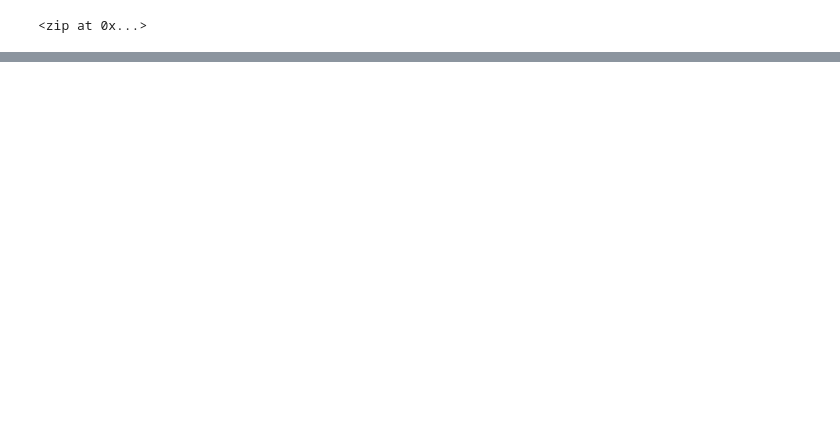
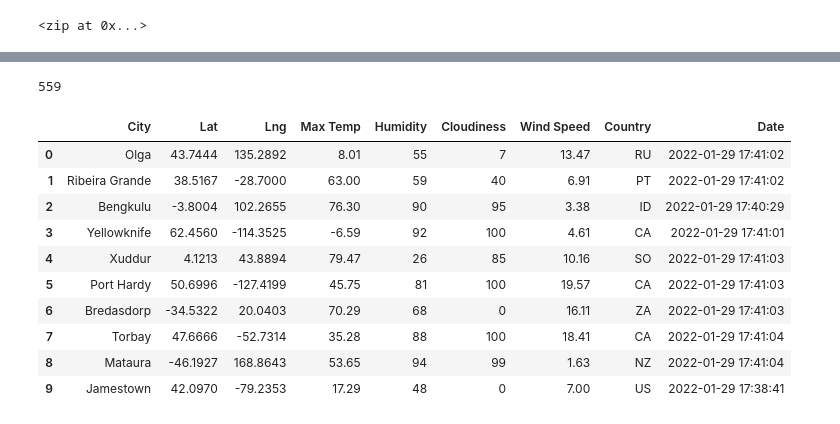
Before and after one commit to thre3firstnames/World_Weather_Analysis, a Jupyter notebook: WeatherPy.ipynb, the cells around one changed output, grey strips where cells are left out. Saved outputs shown, nothing was run; the diff lists cells and outputs as text; code cells hidden in the pictures; blank space fills up the shorter version.

```diff
--- a/WeatherPy.ipynb
+++ b/WeatherPy.ipynb
@@ -31,0 +125,20 @@ len(cities)
+# %%
+len(city_data)
+# %% [output]
+559
+# %%
+# Convert the array of dictionaries to a Pandas DataFrame.
+city_data_df = pd.DataFrame(city_data)
+city_data_df.head(10)
+# %% [output]
+|  | City | Lat | Lng | Max Temp | Humidity | Cloudiness | Wind Speed | Country | Date |
+| 0 | Olga | 43.7444 | 135.2892 | 8.01 | 55 | 7 | 13.47 | RU | 2022-01-29 17:41:02 |
+| 1 | Ribeira Grande | 38.5167 | -28.7000 | 63.00 | 59 | 40 | 6.91 | PT | 2022-01-29 17:41:02 |
+| 2 | Bengkulu | -3.8004 | 102.2655 | 76.30 | 90 | 95 | 3.38 | ID | 2022-01-29 17:40:29 |
+| 3 | Yellowknife | 62.4560 | -114.3525 | -6.59 | 92 | 100 | 4.61 | CA | 2022-01-29 17:41:01 |
+| 4 | Xuddur | 4.1213 | 43.8894 | 79.47 | 26 | 85 | 10.16 | SO | 2022-01-29 17:41:03 |
+| 5 | Port Hardy | 50.6996 | -127.4199 | 45.75 | 81 | 100 | 19.57 | CA | 2022-01-29 17:41:03 |
+| 6 | Bredasdorp | -34.5322 | 20.0403 | 70.29 | 68 | 0 | 16.11 | ZA | 2022-01-29 17:41:03 |
+| 7 | Torbay | 47.6666 | -52.7314 | 35.28 | 88 | 100 | 18.41 | CA | 2022-01-29 17:41:04 |
+| 8 | Mataura | -46.1927 | 168.8643 | 53.65 | 94 | 99 | 1.63 | NZ | 2022-01-29 17:41:04 |
+| 9 | Jamestown | 42.0970 | -79.2353 | 17.29 | 48 | 0 | 7.00 | US | 2022-01-29 17:38:41 |
```
Also changed, not shown: parts of 5 cells of this notebook, 2 other files.
